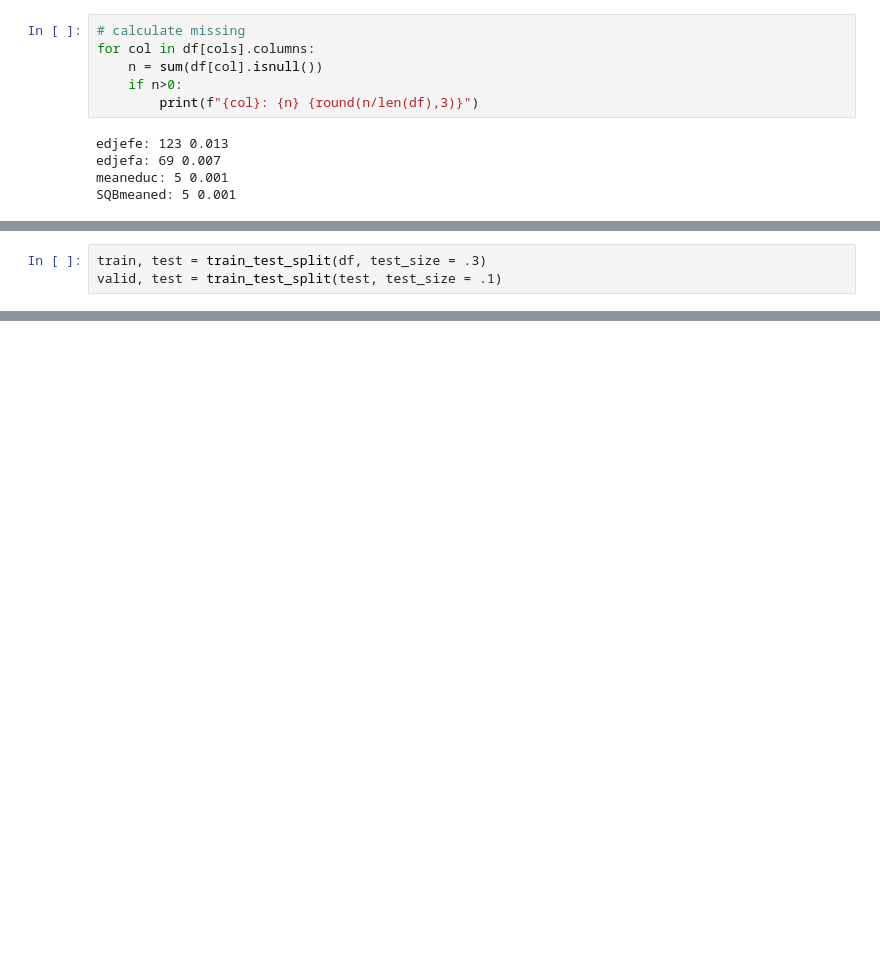
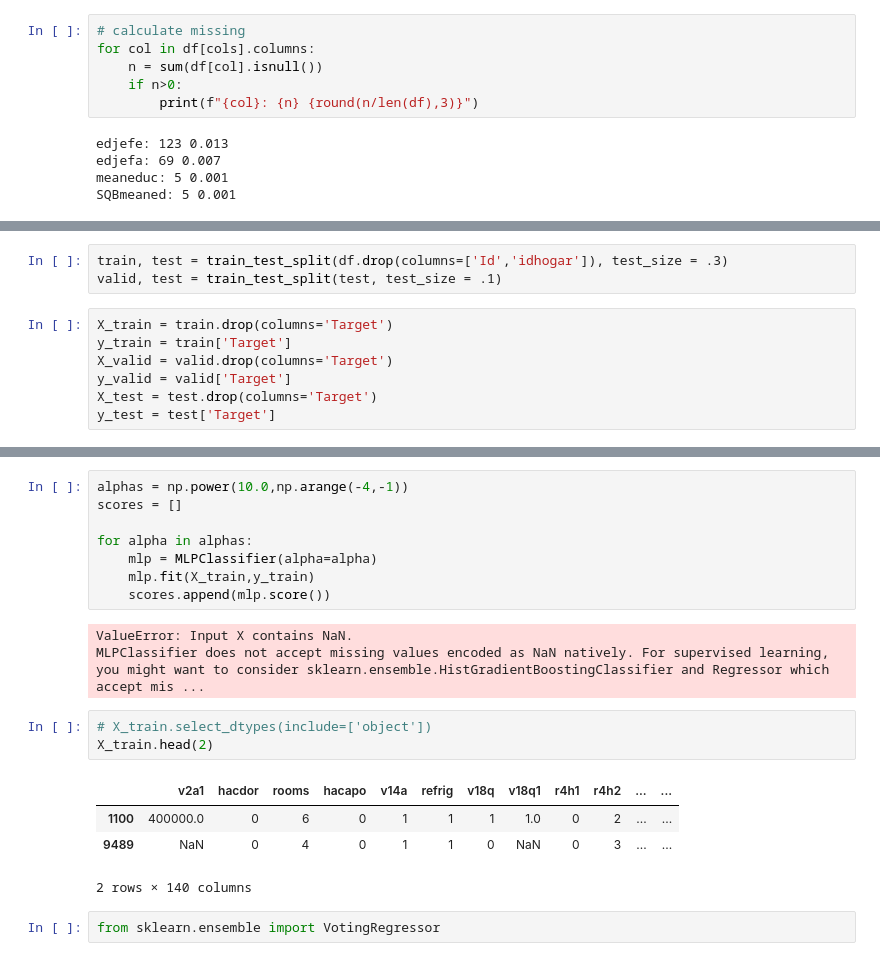
Before and after one commit to notkarenyi/ml-project, a Jupyter notebook: costarica.ipynb, the cells around one changed output, grey strips where cells are left out. Cells and saved outputs as stored; diff of their text form; blank space fills up the shorter version.

```diff
--- a/costarica.ipynb
+++ b/costarica.ipynb
@@ -139,3 +123,10 @@ SQBmeaned: 5 0.001
 # %%
-train, test = train_test_split(df, test_size = .3)
+train, test = train_test_split(df.drop(columns=['Id','idhogar']), test_size = .3)
 valid, test = train_test_split(test, test_size = .1)
+# %%
+X_train = train.drop(columns='Target')
+y_train = train['Target']
+X_valid = valid.drop(columns='Target')
+y_valid = valid['Target']
+X_test = test.drop(columns='Target')
+y_test = test['Target']
@@ -141,0 +159,21 @@ valid, test = train_test_split(test, test_size = .1)
+# %%
+alphas = np.power(10.0,np.arange(-4,-1))
+scores = []
+
+for alpha in alphas:
+    mlp = MLPClassifier(alpha=alpha)
+    mlp.fit(X_train,y_train)
+    scores.append(mlp.score())
+# %% [output]
+ValueError: Input X contains NaN.
+MLPClassifier does not accept missing values encoded as NaN natively. For supervised learning, you might want to consider sklearn.ensemble.HistGradientBoostingClassifier and Regressor which accept mis ...
+# %%
+# X_train.select_dtypes(include=['object'])
+X_train.head(2)
+# %% [output]
+|  | v2a1 | hacdor | rooms | hacapo | v14a | refrig | v18q | v18q1 | r4h1 | r4h2 | ... | ... |
+| 1100 | 400000.0 | 0 | 6 | 0 | 1 | 1 | 1 | 1.0 | 0 | 2 | ... | ... |
+| 9489 | NaN | 0 | 4 | 0 | 1 | 1 | 0 | NaN | 0 | 3 | ... | ... |
+2 rows × 140 columns
+# %%
+from sklearn.ensemble import VotingRegressor
```
Also changed, not shown: parts of 6 cells of this notebook.
